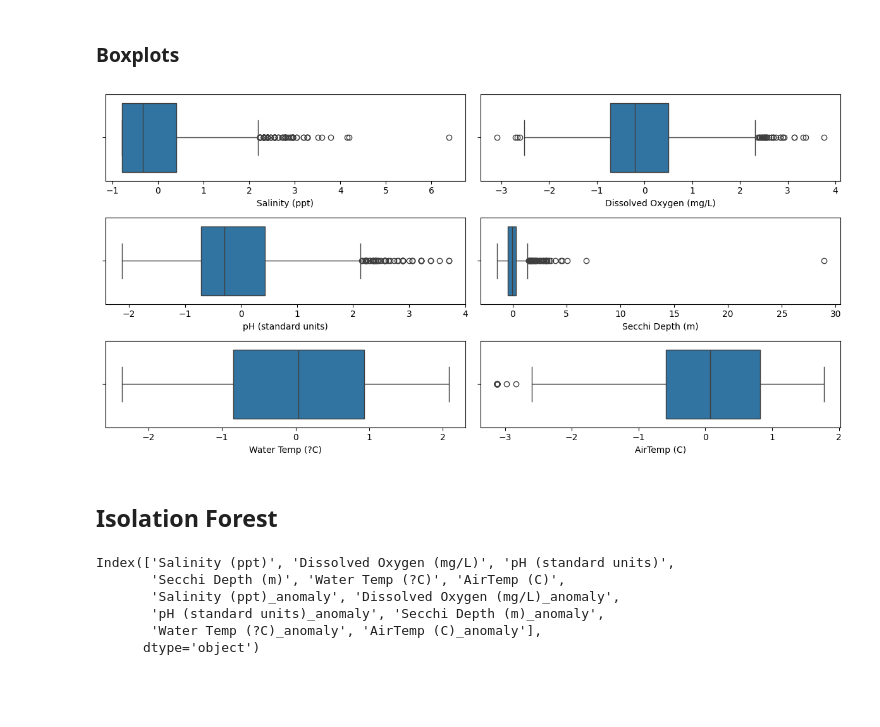
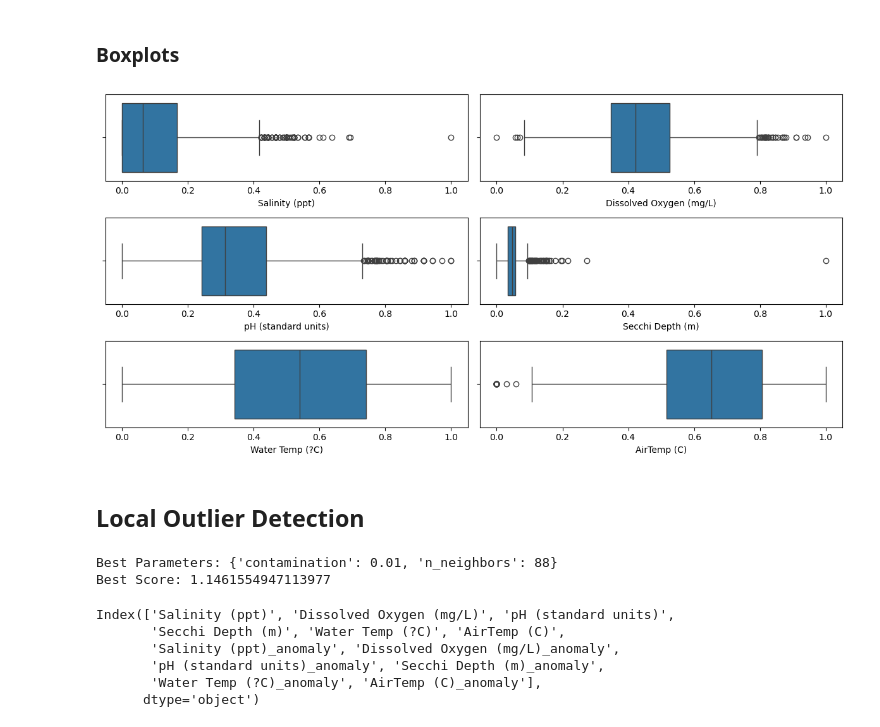
Before and after one commit to nadadroussi/ML_project, a Jupyter notebook: notebooks/local_outlier_factor_bis.ipynb, the cells around one changed output. Drawn from its saved outputs; the diff is of its cells as text; code cells hidden in the pictures; blank space fills up the shorter version.

```diff
--- a/notebooks/local_outlier_factor_bis.ipynb
+++ b/notebooks/local_outlier_factor_bis.ipynb
@@ -214,9 +216,10 @@ from sklearn.preprocessing import StandardScaler
 scaler = StandardScaler()
 
 # Fit and transform the selected columns
-select_df[select_df.columns] = scaler.fit_transform(select_df[select_df.columns])
+df_scaled_ = scaler.fit_transform(select_df[select_df.columns])
 
-# Display the standardized data
-select_df.head()
+# Convert to DataFrame and keep column names
+df_scaled = pd.DataFrame(df_scaled_, columns=select_df.columns)
+df_scaled.head()
 # %% [output]
 |  | Salinity (ppt) | Dissolved Oxygen (mg/L) | pH (standard units) | Secchi Depth (m) | Water Temp (?C) | ... |
@@ -228,0 +231,11 @@ select_df.head()
+# %%
+from sklearn.preprocessing import MinMaxScaler
+
+# Apply MinMaxScaler on all features in select_df
+scaler = MinMaxScaler()
+X_scaled = scaler.fit_transform(select_df)
+
+# Convert scaled data back to DataFrame if needed
+X_scaled_df = pd.DataFrame(X_scaled, columns=select_df.columns)
+
+X_scaled_df.head()
@@ -231,13 +251,13 @@ select_df.head()
 # %%
 f, ax= plt.subplots(3,2 , figsize=(12,6))
 ax = ax.flatten()
 
-for index, cols in enumerate(select_df.columns):
-    sns.boxplot(data = select_df, x = cols , ax = ax[index])
+for index, cols in enumerate(X_scaled_df.columns):
+    sns.boxplot(data = X_scaled_df, x = cols , ax = ax[index])
 
 plt.tight_layout()
 plt.show()
 # %% [output]
-[figure, old version]
+[figure, new version]
-# %% [markdown]
-## Isolation Forest
+# %% [markdown]
+## Local Outlier Detection
@@ -244,2 +288,23 @@ plt.show()
+# %%
+# Define the parameter grid for GridSearchCV
+param_grid = {
+    'n_neighbors': list(range(3, 101)),
+    'contamination': np.linspace(0.01, 0.1, 5)  # From 1% to 10% contamination
+}
+
+# Create the GridSearchCV object
+lof_model = LOFWrapper()
+grid_search = GridSearchCV(estimator=lof_model, param_grid=param_grid, cv=3)
+grid_search.fit(df_scaled_)  # X_scaled should be your scaled input data
+
+# Display the best parameters and corresponding score
+best_params = grid_search.best_params_
+best_score = grid_search.best_score_
+
+print(f"Best Parameters: {best_params}")
+print(f"Best Score: {best_score}")
+# %% [output]
+Best Parameters: {'contamination': 0.01, 'n_neighbors': 88}
+Best Score: 1.1461554947113977
 # %%
 for column in select_df.columns:
```
Also changed, not shown: parts of 7 cells of this notebook, 1 other file.
